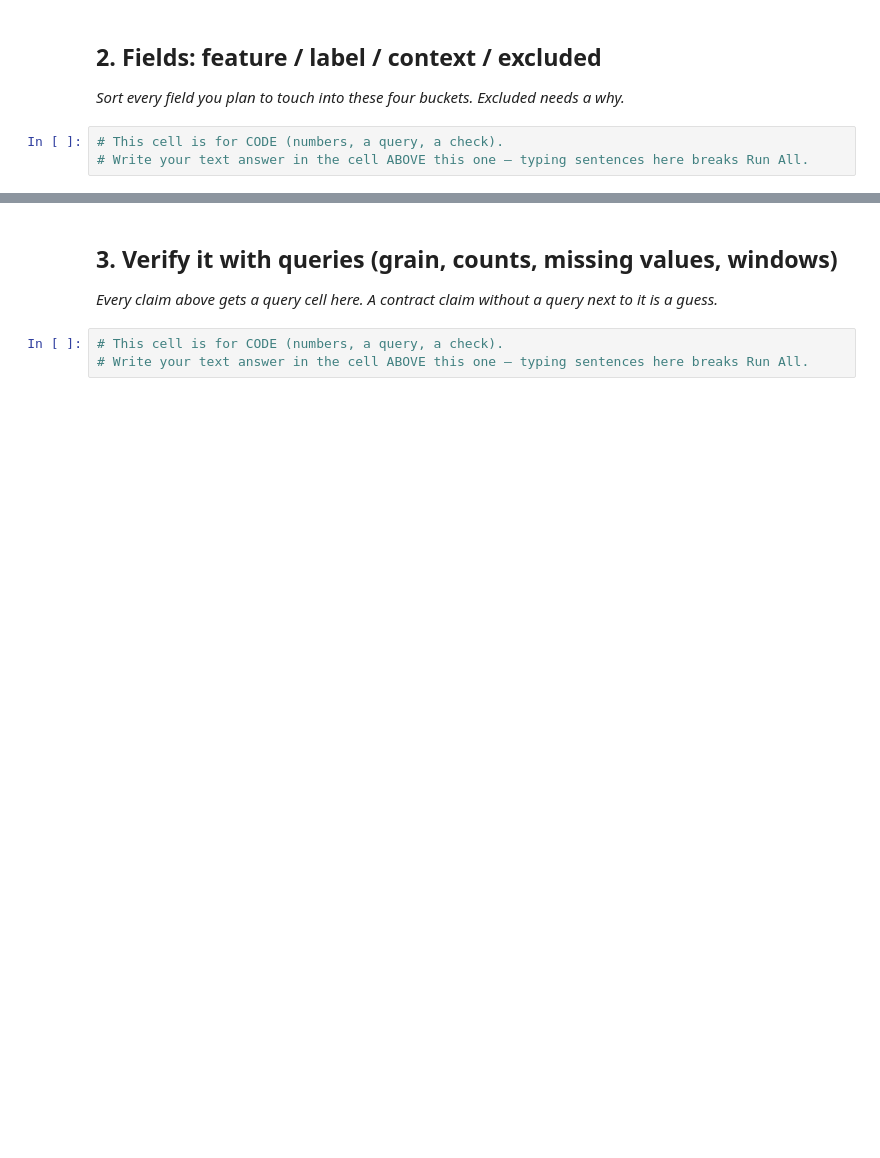
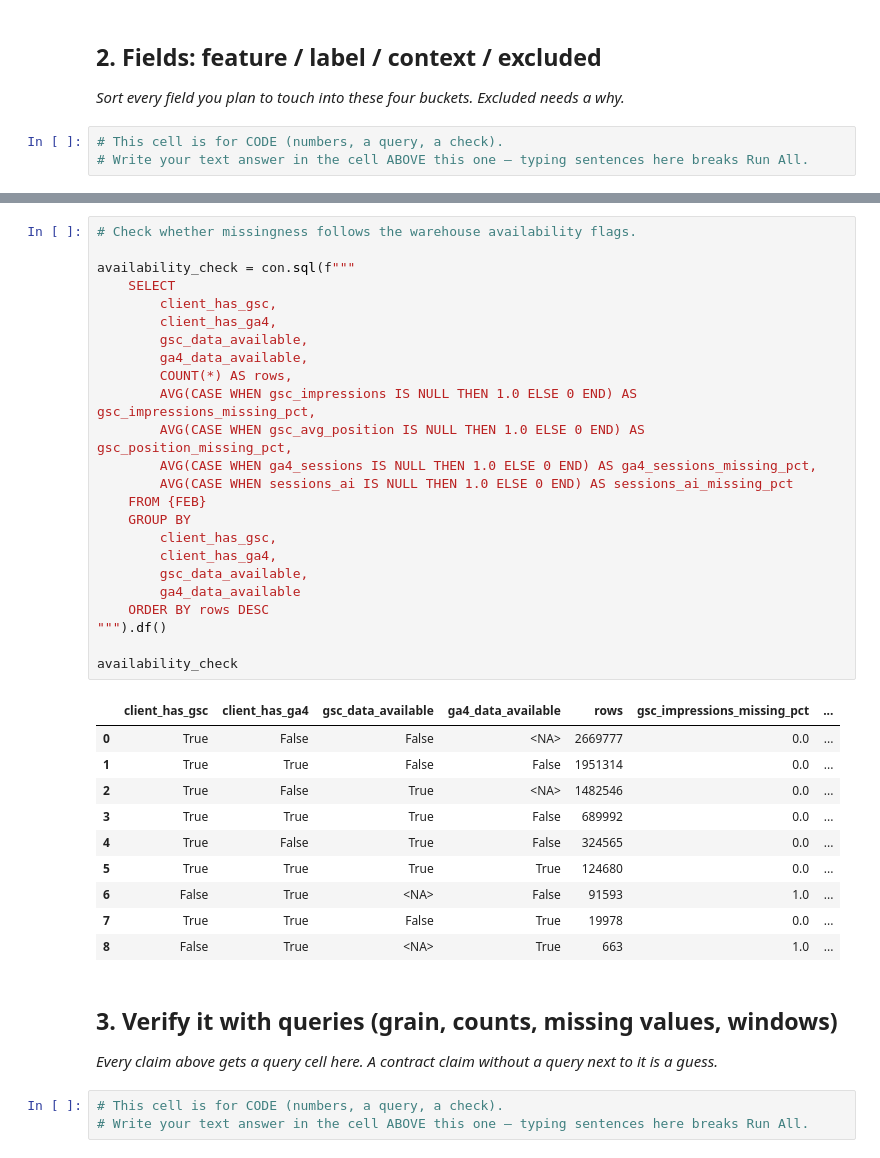
Before and after one commit to SohailAkhtarChanna/flyrank-ml-internship, a Jupyter notebook: work/notebooks/w03_data_contract.ipynb, the cells around one changed output, grey strips where cells are left out. Drawn from its saved outputs; the diff is of its cells as text; blank space fills up the shorter version.

```diff
--- a/work/notebooks/w03_data_contract.ipynb
+++ b/work/notebooks/w03_data_contract.ipynb
@@ -23,3 +256,38 @@ This skeleton is yours to fill. Work the sections **in order** — each one has
+# %%
+# Check whether missingness follows the warehouse availability flags.
+
+availability_check = con.sql(f"""
+    SELECT
+        client_has_gsc,
+        client_has_ga4,
+        gsc_data_available,
+        ga4_data_available,
+        COUNT(*) AS rows,
+        AVG(CASE WHEN gsc_impressions IS NULL THEN 1.0 ELSE 0 END) AS gsc_impressions_missing_pct,
+        AVG(CASE WHEN gsc_avg_position IS NULL THEN 1.0 ELSE 0 END) AS gsc_position_missing_pct,
+        AVG(CASE WHEN ga4_sessions IS NULL THEN 1.0 ELSE 0 END) AS ga4_sessions_missing_pct,
+        AVG(CASE WHEN sessions_ai IS NULL THEN 1.0 ELSE 0 END) AS sessions_ai_missing_pct
+    FROM {FEB}
+    GROUP BY
+        client_has_gsc,
+        client_has_ga4,
+        gsc_data_available,
+        ga4_data_available
+    ORDER BY rows DESC
+""").df()
+
+availability_check
+# %% [output]
+|  | client_has_gsc | client_has_ga4 | gsc_data_available | ga4_data_available | rows | gsc_impressions_missing_pct | ... |
+| 0 | True | False | False | <NA> | 2669777 | 0.0 | ... |
+| 1 | True | True | False | False | 1951314 | 0.0 | ... |
+| 2 | True | False | True | <NA> | 1482546 | 0.0 | ... |
+| 3 | True | True | True | False | 689992 | 0.0 | ... |
+| 4 | True | False | True | False | 324565 | 0.0 | ... |
+| 5 | True | True | True | True | 124680 | 0.0 | ... |
+| 6 | False | True | <NA> | False | 91593 | 1.0 | ... |
+| 7 | True | True | False | True | 19978 | 0.0 | ... |
+| 8 | False | True | <NA> | True | 663 | 1.0 | ... |
 # %% [markdown]
 ## 3. Verify it with queries (grain, counts, missing values, windows)
 
```
Also changed, not shown: parts of 13 cells of this notebook.
